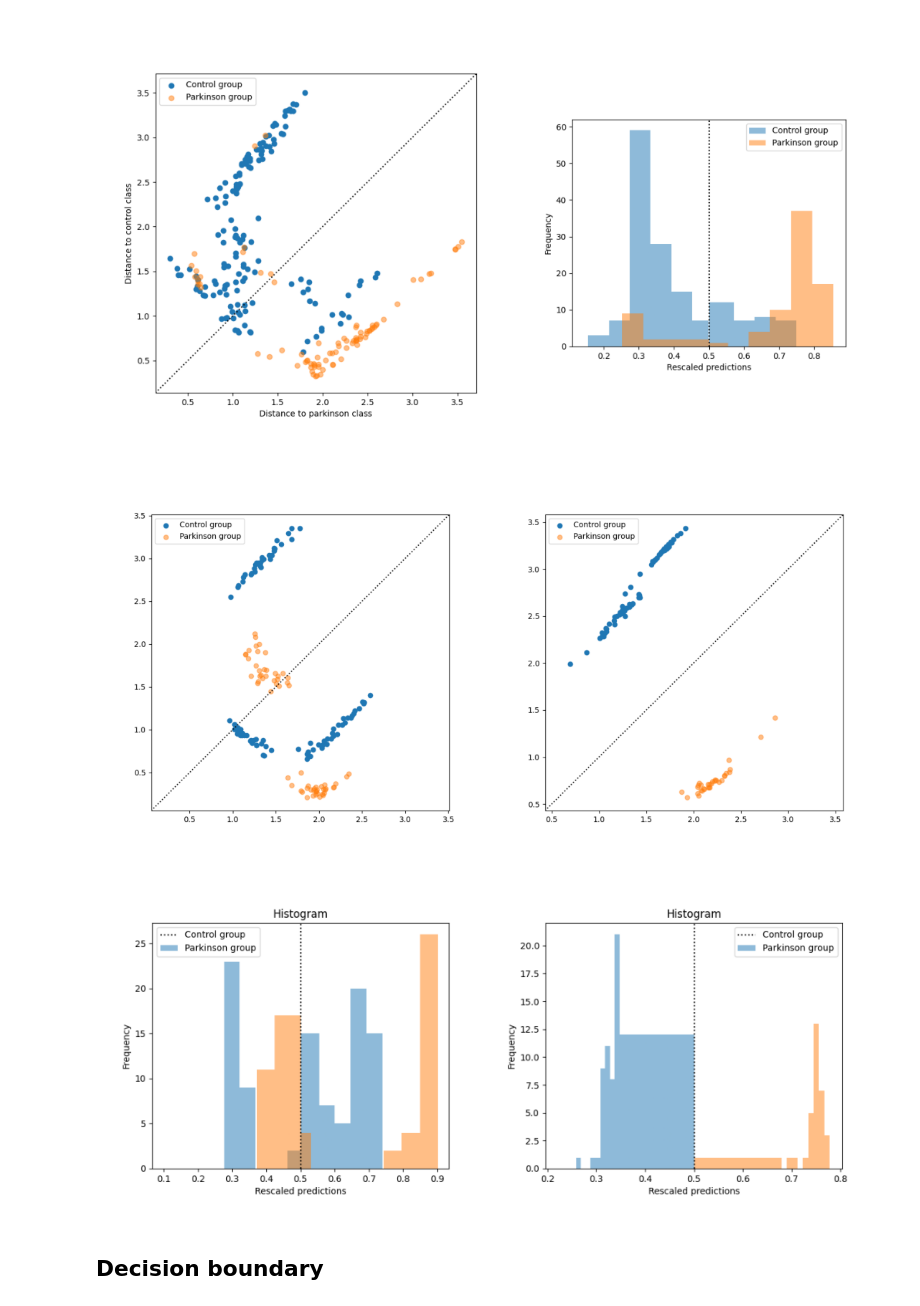
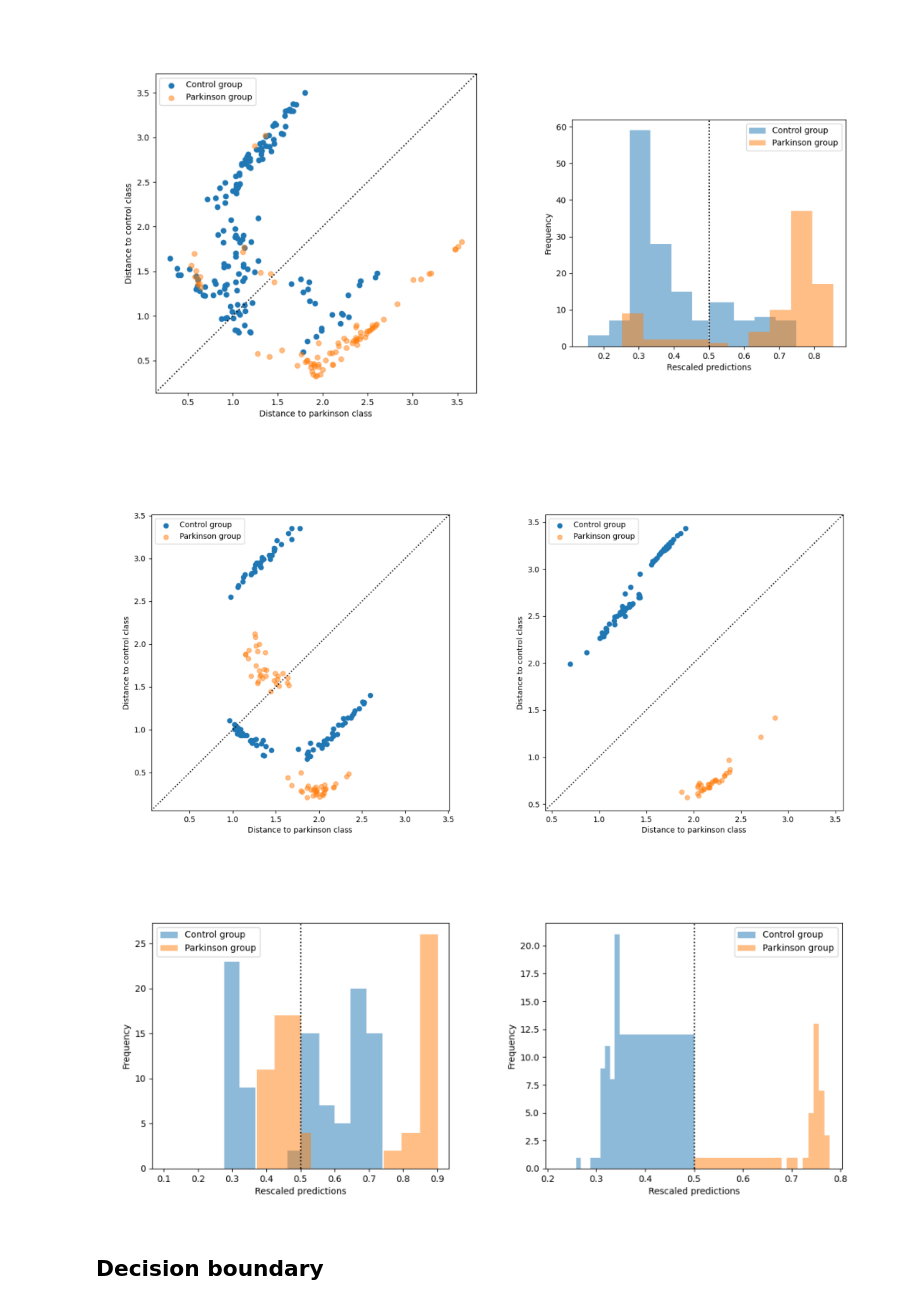
Before and after one commit to jiggychauhi/QC-Gait-Analysis, a Jupyter notebook: notebook_clean.ipynb, the cells around one changed output. Cells and saved outputs as stored; diff of their text form; code cells hidden in the pictures.

```diff
--- a/notebook_clean.ipynb
+++ b/notebook_clean.ipynb
@@ -445,27 +445,29 @@ fig = merge_2axes(fig1, fig2)
 # %%
 # Use mdm to get the distances between the classes
 ## best split
 dists = pipe_mdm.fit(X_train, y_train).transform(X_test)
 fig1 = plot_biscatter(dists, y_test)
 # fig1.axes[0].set_title('Distance to centroids')
 fig1.axes[0].legend(['Control group', 'Parkinson group'])
-
+fig1.axes[0].set(xlabel='Distance to parkinson class', ylabel='Distance to control class')
 dists_best = pipe_mdm.fit(X_train_best, y_train_best).transform(X_test_best)
 fig2 = plot_biscatter(dists_best, y_test_best)
 # fig2.axes[0].set_title('Distance to centroids')
 fig2.axes[0].legend(['Control group', 'Parkinson group'])
-
+fig2.axes[0].set(xlabel='Distance to parkinson class', ylabel='Distance to control class')
 fig = merge_2axes(fig1, fig2)
 # %% [output]
-[figure, old version]
+[figure, new version]
 # %%
 fig1 = plot_bihist(dists, y_test)
 fig1.axes[0].legend(['_', 'Control group', 'Parkinson group'])
+fig1.axes[0].set_title('')
 fig2 = plot_bihist(dists_best, y_test_best)
 fig2.axes[0].legend(['_', 'Control group', 'Parkinson group'])
+fig2.axes[0].set_title('')
 fig = merge_2axes(fig1, fig2)
 # %% [output]
-[figure, old version]
+[figure, new version]
 # %% [markdown]
 ## Decision boundary
 # %%
```
Also changed, not shown: parts of 1 cell of this notebook, 8 other files.
